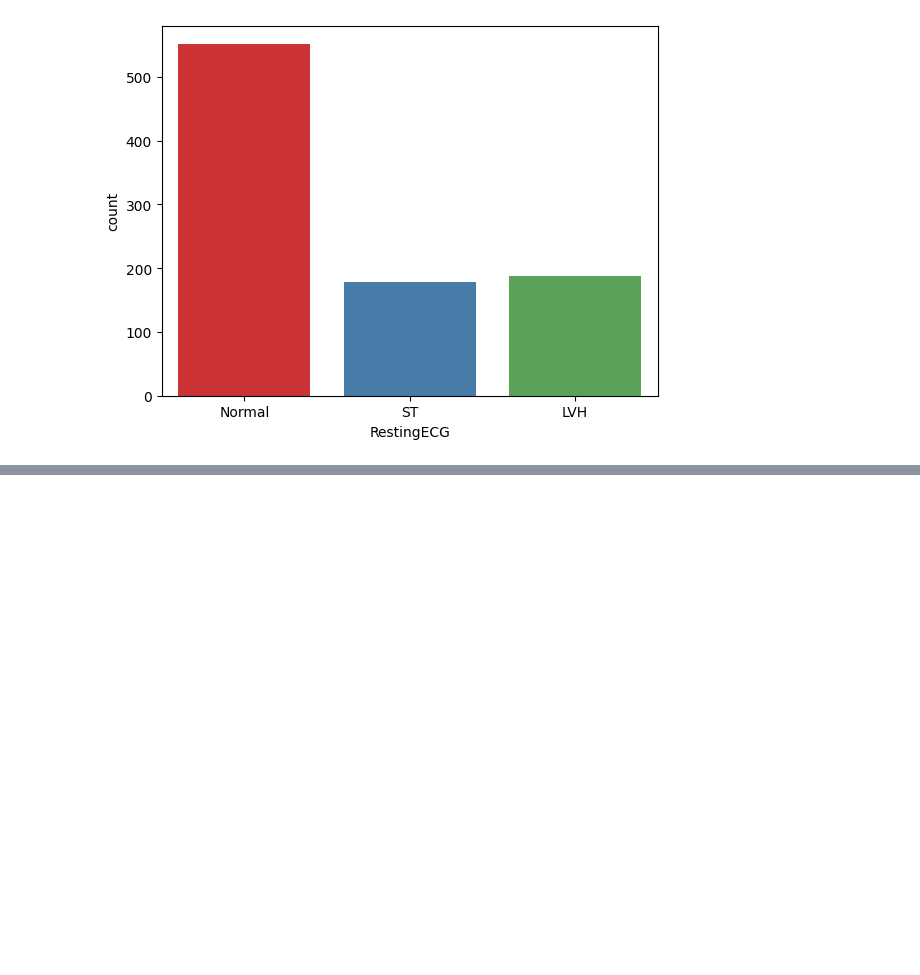
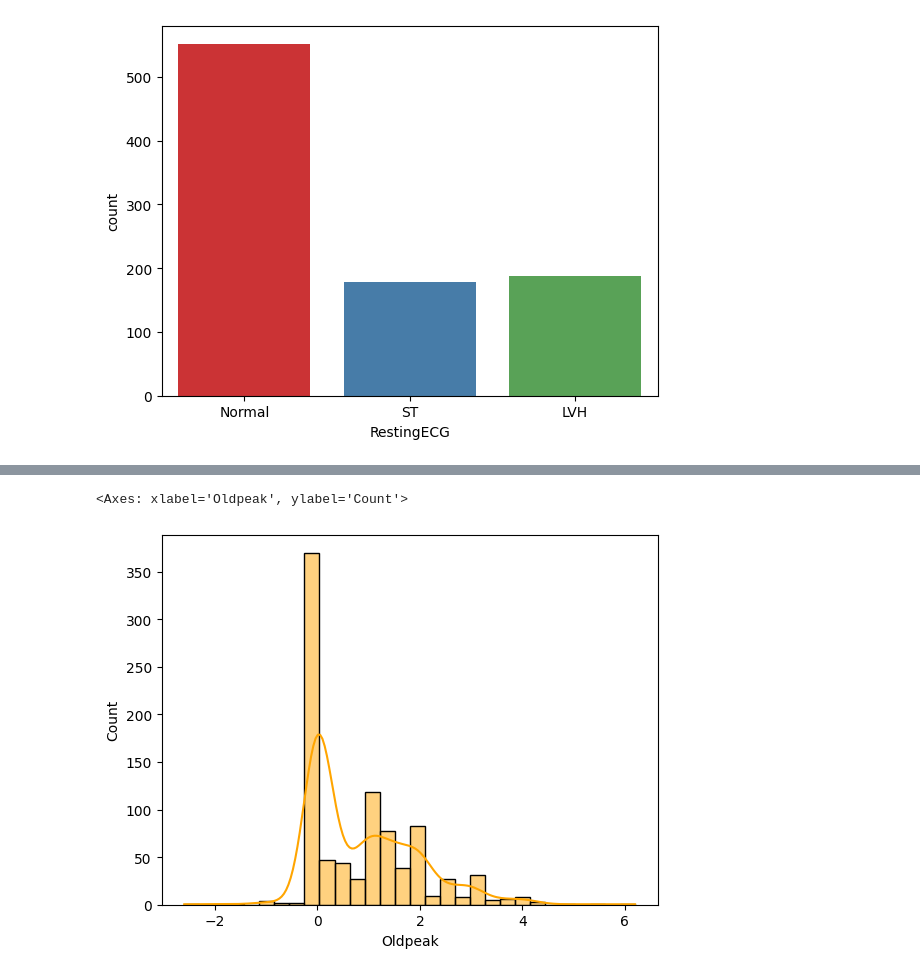
Before and after one commit to Fawall/Heart-Prediction, a Jupyter notebook: tratamento_classificacao.ipynb, the cells around one changed output, grey strips where cells are left out. Saved outputs shown, nothing was run; the diff lists cells and outputs as text; code cells hidden in the pictures; blank space fills up the shorter version.

```diff
--- a/tratamento_classificacao.ipynb
+++ b/tratamento_classificacao.ipynb
@@ -208,0 +284,5 @@ sns.countplot(x="RestingECG", data=datas, hue="RestingECG", palette="Set1");
+# %%
+sns.histplot(data=datas, x="Oldpeak", bins=30, color="orange", kde=True, stat="count")
+# %% [output]
+<Axes: xlabel='Oldpeak', ylabel='Count'>
+[figure, added]
```
Also changed, not shown: parts of 10 cells of this notebook.
